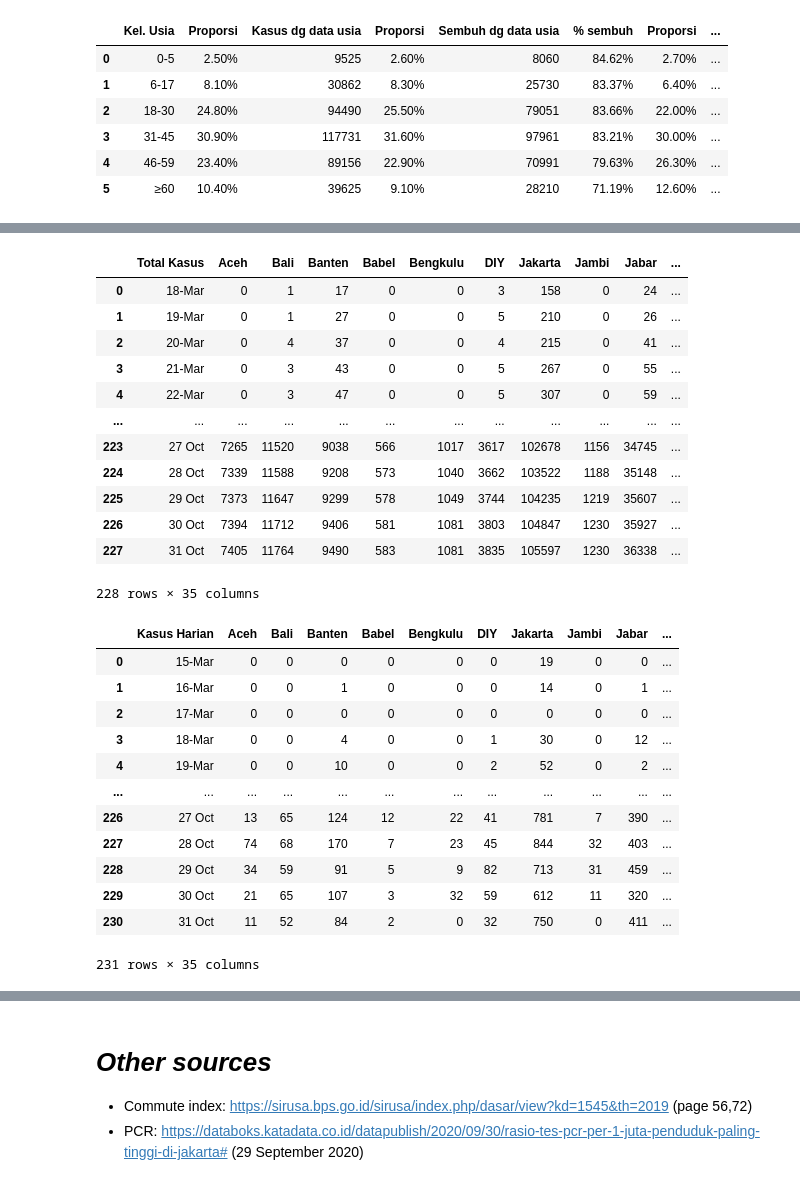
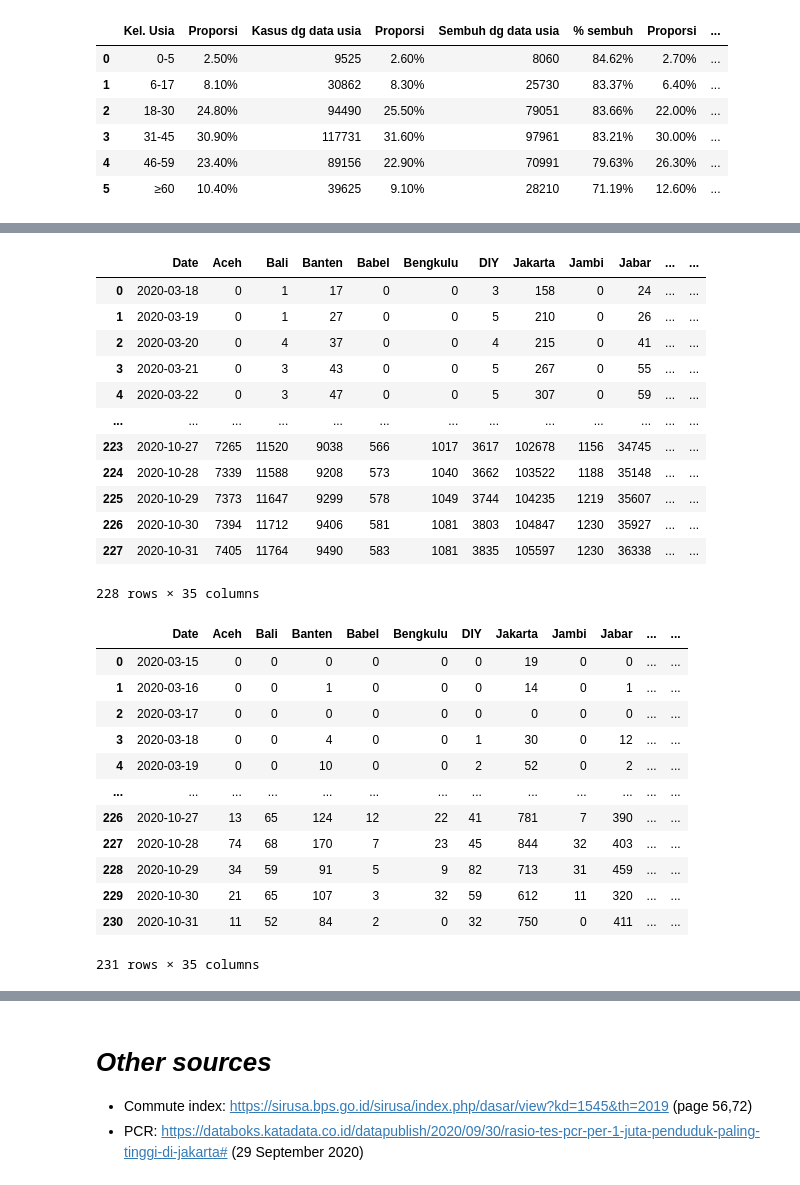
Before and after one commit to rahmalianto/Indonesian-Covid-Analysis, a Jupyter notebook: 1. Indonesian COVID19 Analysis - Load data.ipynb, the cells around one changed output, grey strips where cells are left out. Cells and saved outputs as stored; diff of their text form; code cells hidden in the pictures.

Commit message:
Format datetime in dataframe

```diff
--- a/1. Indonesian COVID19 Analysis - Load data.ipynb
+++ b/1. Indonesian COVID19 Analysis - Load data.ipynb
@@ -211,28 +217,31 @@ df_pcr
 # %%
 # Timeline total case each province
 values = get_table('Timeline!A1:AI229')
 df_total_case = pd.DataFrame(values[1:], columns=values[0])
 df_total_case.iloc[:,1:] = df_total_case.iloc[:,1:].replace(',','', regex=True).apply(pd.to_numeric).fillna(0)
 df_total_case.rename(columns=abbr, inplace=True)
 
+df_total_case.rename(columns={'Total Kasus':'Date'}, inplace=True)
+df_total_case['Date'] = pd.date_range(start='03/18/2020', end='31/10/2020', freq='D')
+
 outfile = open('files/df_total_case', 'wb')
 pickle.dump(df_total_case, outfile)
 outfile.close()
 
 df_total_case
 # %% [output]
-|  | Total Kasus | Aceh | Bali | Banten | Babel | Bengkulu | DIY | Jakarta | Jambi | Jabar | ... |
-| 0 | 18-Mar | 0 | 1 | 17 | 0 | 0 | 3 | 158 | 0 | 24 | ... |
-| 1 | 19-Mar | 0 | 1 | 27 | 0 | 0 | 5 | 210 | 0 | 26 | ... |
-| 2 | 20-Mar | 0 | 4 | 37 | 0 | 0 | 4 | 215 | 0 | 41 | ... |
-| 3 | 21-Mar | 0 | 3 | 43 | 0 | 0 | 5 | 267 | 0 | 55 | ... |
-| 4 | 22-Mar | 0 | 3 | 47 | 0 | 0 | 5 | 307 | 0 | 59 | ... |
-| ... | ... | ... | ... | ... | ... | ... | ... | ... | ... | ... | ... |
-| 223 | 27 Oct | 7265 | 11520 | 9038 | 566 | 1017 | 3617 | 102678 | 1156 | 34745 | ... |
-| 224 | 28 Oct | 7339 | 11588 | 9208 | 573 | 1040 | 3662 | 103522 | 1188 | 35148 | ... |
-| 225 | 29 Oct | 7373 | 11647 | 9299 | 578 | 1049 | 3744 | 104235 | 1219 | 35607 | ... |
-| 226 | 30 Oct | 7394 | 11712 | 9406 | 581 | 1081 | 3803 | 104847 | 1230 | 35927 | ... |
-| 227 | 31 Oct | 7405 | 11764 | 9490 | 583 | 1081 | 3835 | 105597 | 1230 | 36338 | ... |
+|  | Date | Aceh | Bali | Banten | Babel | Bengkulu | DIY | Jakarta | Jambi | Jabar | ... | ... |
+| 0 | 2020-03-18 | 0 | 1 | 17 | 0 | 0 | 3 | 158 | 0 | 24 | ... | ... |
+| 1 | 2020-03-19 | 0 | 1 | 27 | 0 | 0 | 5 | 210 | 0 | 26 | ... | ... |
+| 2 | 2020-03-20 | 0 | 4 | 37 | 0 | 0 | 4 | 215 | 0 | 41 | ... | ... |
+| 3 | 2020-03-21 | 0 | 3 | 43 | 0 | 0 | 5 | 267 | 0 | 55 | ... | ... |
+| 4 | 2020-03-22 | 0 | 3 | 47 | 0 | 0 | 5 | 307 | 0 | 59 | ... | ... |
+| ... | ... | ... | ... | ... | ... | ... | ... | ... | ... | ... | ... | ... |
+| 223 | 2020-10-27 | 7265 | 11520 | 9038 | 566 | 1017 | 3617 | 102678 | 1156 | 34745 | ... | ... |
+| 224 | 2020-10-28 | 7339 | 11588 | 9208 | 573 | 1040 | 3662 | 103522 | 1188 | 35148 | ... | ... |
+| 225 | 2020-10-29 | 7373 | 11647 | 9299 | 578 | 1049 | 3744 | 104235 | 1219 | 35607 | ... | ... |
+| 226 | 2020-10-30 | 7394 | 11712 | 9406 | 581 | 1081 | 3803 | 104847 | 1230 | 35927 | ... | ... |
+| 227 | 2020-10-31 | 7405 | 11764 | 9490 | 583 | 1081 | 3835 | 105597 | 1230 | 36338 | ... | ... |
 228 rows × 35 columns
 # %%
 # Timeline daily case each province
@@ -242,24 +251,27 @@ df_daily_case = df_daily_case.fillna(0).replace('', 0)
 df_daily_case.iloc[:,1:] = df_daily_case.iloc[:,1:].replace(',','', regex=True).apply(pd.to_numeric).fillna(0)
 df_daily_case.rename(columns=abbr, inplace = True)
 
+df_daily_case.rename(columns={'Kasus Harian':'Date'}, inplace=True)
+df_daily_case['Date'] = pd.date_range(start='03/15/2020', end='31/10/2020', freq='D')
+
 outfile = open('files/df_daily_case', 'wb')
 pickle.dump(df_daily_case, outfile)
 outfile.close()
 
 df_daily_case
 # %% [output]
-|  | Kasus Harian | Aceh | Bali | Banten | Babel | Bengkulu | DIY | Jakarta | Jambi | Jabar | ... |
-| 0 | 15-Mar | 0 | 0 | 0 | 0 | 0 | 0 | 19 | 0 | 0 | ... |
-| 1 | 16-Mar | 0 | 0 | 1 | 0 | 0 | 0 | 14 | 0 | 1 | ... |
-| 2 | 17-Mar | 0 | 0 | 0 | 0 | 0 | 0 | 0 | 0 | 0 | ... |
-| 3 | 18-Mar | 0 | 0 | 4 | 0 | 0 | 1 | 30 | 0 | 12 | ... |
-| 4 | 19-Mar | 0 | 0 | 10 | 0 | 0 | 2 | 52 | 0 | 2 | ... |
-| ... | ... | ... | ... | ... | ... | ... | ... | ... | ... | ... | ... |
-| 226 | 27 Oct | 13 | 65 | 124 | 12 | 22 | 41 | 781 | 7 | 390 | ... |
-| 227 | 28 Oct | 74 | 68 | 170 | 7 | 23 | 45 | 844 | 32 | 403 | ... |
-| 228 | 29 Oct | 34 | 59 | 91 | 5 | 9 | 82 | 713 | 31 | 459 | ... |
-| 229 | 30 Oct | 21 | 65 | 107 | 3 | 32 | 59 | 612 | 11 | 320 | ... |
-| 230 | 31 Oct | 11 | 52 | 84 | 2 | 0 | 32 | 750 | 0 | 411 | ... |
+|  | Date | Aceh | Bali | Banten | Babel | Bengkulu | DIY | Jakarta | Jambi | Jabar | ... | ... |
+| 0 | 2020-03-15 | 0 | 0 | 0 | 0 | 0 | 0 | 19 | 0 | 0 | ... | ... |
+| 1 | 2020-03-16 | 0 | 0 | 1 | 0 | 0 | 0 | 14 | 0 | 1 | ... | ... |
+| 2 | 2020-03-17 | 0 | 0 | 0 | 0 | 0 | 0 | 0 | 0 | 0 | ... | ... |
+| 3 | 2020-03-18 | 0 | 0 | 4 | 0 | 0 | 1 | 30 | 0 | 12 | ... | ... |
+| 4 | 2020-03-19 | 0 | 0 | 10 | 0 | 0 | 2 | 52 | 0 | 2 | ... | ... |
+| ... | ... | ... | ... | ... | ... | ... | ... | ... | ... | ... | ... | ... |
+| 226 | 2020-10-27 | 13 | 65 | 124 | 12 | 22 | 41 | 781 | 7 | 390 | ... | ... |
+| 227 | 2020-10-28 | 74 | 68 | 170 | 7 | 23 | 45 | 844 | 32 | 403 | ... | ... |
+| 228 | 2020-10-29 | 34 | 59 | 91 | 5 | 9 | 82 | 713 | 31 | 459 | ... | ... |
+| 229 | 2020-10-30 | 21 | 65 | 107 | 3 | 32 | 59 | 612 | 11 | 320 | ... | ... |
+| 230 | 2020-10-31 | 11 | 52 | 84 | 2 | 0 | 32 | 750 | 0 | 411 | ... | ... |
 231 rows × 35 columns
 # %%
 # Timeline active case each province
```
Also changed, not shown: parts of 7 cells of this notebook, 9 other files.
